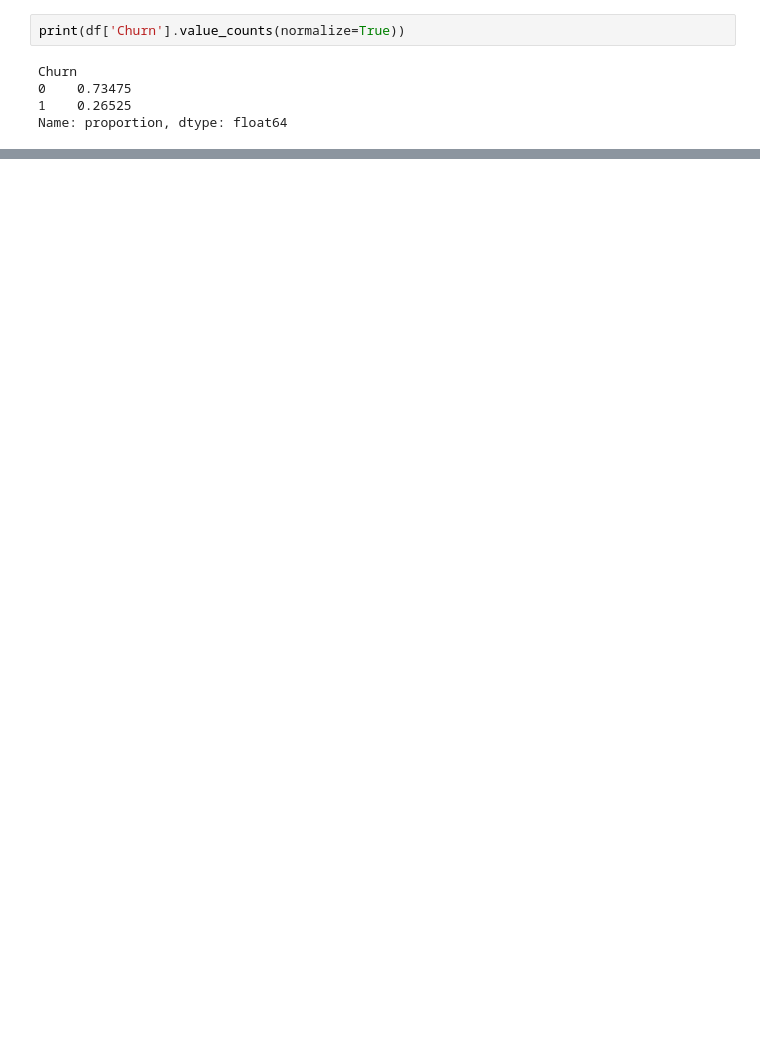
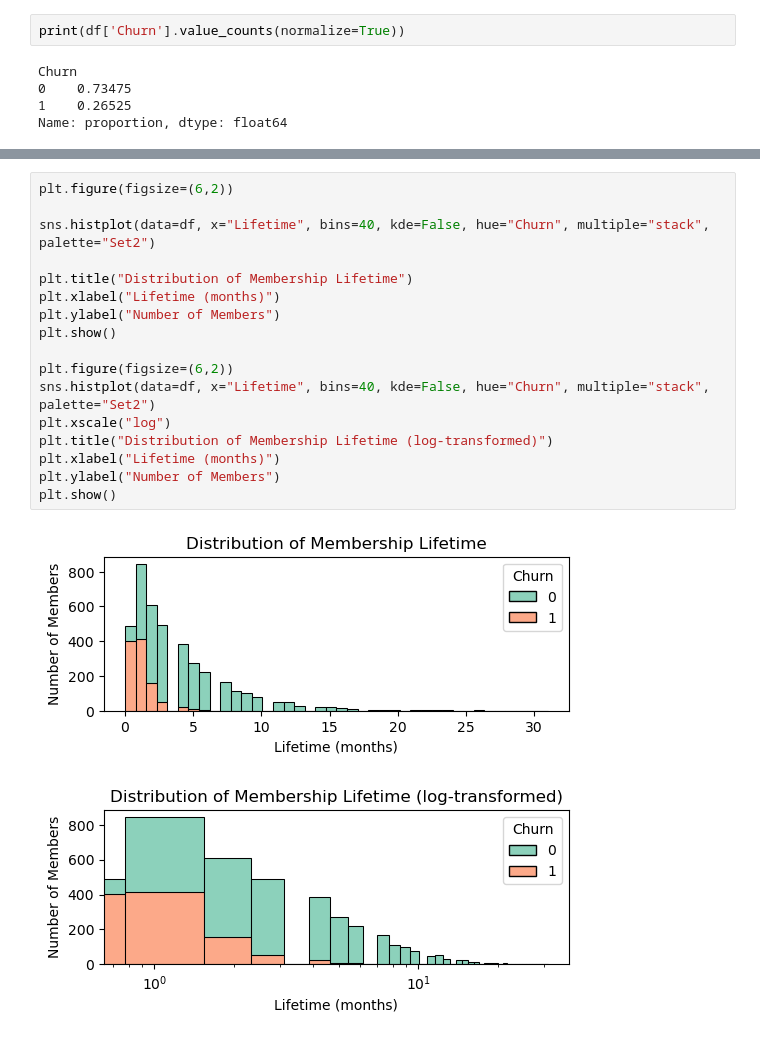
Before and after one commit to dbolotov/data_science_blog, a Jupyter notebook: gym_churn_analysis/gym_churn_analysis.ipynb, the cells around one changed output, grey strips where cells are left out. Cells and saved outputs as stored; diff of their text form; blank space fills up the shorter version.

```diff
--- a/gym_churn_analysis/gym_churn_analysis.ipynb
+++ b/gym_churn_analysis/gym_churn_analysis.ipynb
@@ -423,0 +419,20 @@ Test accuracy:  0.9263
+# %%
+plt.figure(figsize=(6,2))
+
+sns.histplot(data=df, x="Lifetime", bins=40, kde=False, hue="Churn", multiple="stack", palette="Set2")
+
+plt.title("Distribution of Membership Lifetime")
+plt.xlabel("Lifetime (months)")
+plt.ylabel("Number of Members")
+plt.show()
+
+plt.figure(figsize=(6,2))
+sns.histplot(data=df, x="Lifetime", bins=40, kde=False, hue="Churn", multiple="stack", palette="Set2")
+plt.xscale("log")
+plt.title("Distribution of Membership Lifetime (log-transformed)")
+plt.xlabel("Lifetime (months)")
+plt.ylabel("Number of Members")
+plt.show()
+# %% [output]
+[figure, added]
+[figure, added]
```
Also changed, not shown: parts of 21 cells of this notebook.
